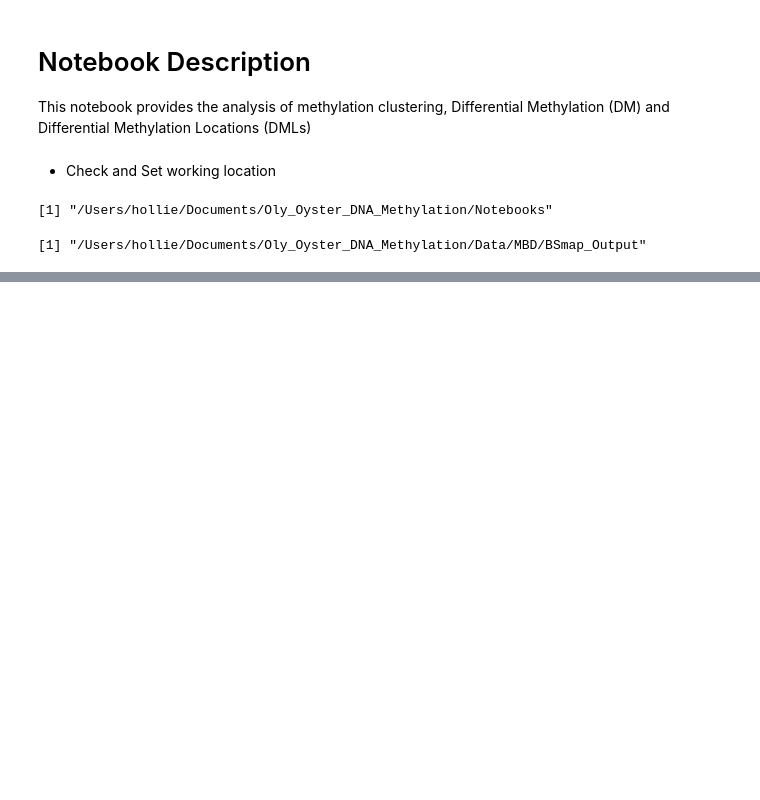
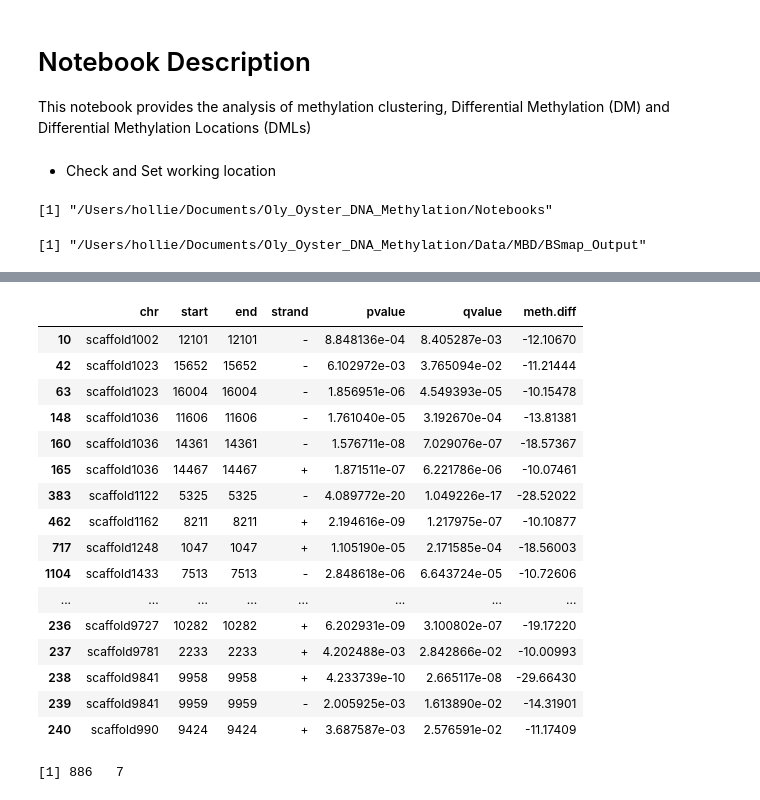
Before and after one commit to hputnam/Oly_Oyster_DNA_Methylation, a Jupyter notebook: Notebooks/3_Clustering_Differential_Methylation_R.ipynb, the cells around one changed output, grey strips where cells are left out. Saved outputs shown, nothing was run; the diff lists cells and outputs as text; code cells hidden in the pictures; blank space fills up the shorter version.

```diff
--- a/Notebooks/3_Clustering_Differential_Methylation_R.ipynb
+++ b/Notebooks/3_Clustering_Differential_Methylation_R.ipynb
@@ -119,0 +359,20 @@ PCA<-PCASamples(meth, scale=T, center=T, screeplot=T)
+# %%
+pop.DML.filt_hypo
+# %% [output]
+|  | chr | start | end | strand | pvalue | qvalue | meth.diff |
+| 10 | scaffold1002 | 12101 | 12101 | - | 8.848136e-04 | 8.405287e-03 | -12.10670 |
+| 42 | scaffold1023 | 15652 | 15652 | - | 6.102972e-03 | 3.765094e-02 | -11.21444 |
+| 63 | scaffold1023 | 16004 | 16004 | - | 1.856951e-06 | 4.549393e-05 | -10.15478 |
+| 148 | scaffold1036 | 11606 | 11606 | - | 1.761040e-05 | 3.192670e-04 | -13.81381 |
+| 160 | scaffold1036 | 14361 | 14361 | - | 1.576711e-08 | 7.029076e-07 | -18.57367 |
+| 165 | scaffold1036 | 14467 | 14467 | + | 1.871511e-07 | 6.221786e-06 | -10.07461 |
+| 383 | scaffold1122 | 5325 | 5325 | - | 4.089772e-20 | 1.049226e-17 | -28.52022 |
+| 462 | scaffold1162 | 8211 | 8211 | + | 2.194616e-09 | 1.217975e-07 | -10.10877 |
+| 717 | scaffold1248 | 1047 | 1047 | + | 1.105190e-05 | 2.171585e-04 | -18.56003 |
+| 1104 | scaffold1433 | 7513 | 7513 | - | 2.848618e-06 | 6.643724e-05 | -10.72606 |
+| ... | ... | ... | ... | ... | ... | ... | ... |
+| 236 | scaffold9727 | 10282 | 10282 | + | 6.202931e-09 | 3.100802e-07 | -19.17220 |
+| 237 | scaffold9781 | 2233 | 2233 | + | 4.202488e-03 | 2.842866e-02 | -10.00993 |
+| 238 | scaffold9841 | 9958 | 9958 | + | 4.233739e-10 | 2.665117e-08 | -29.66430 |
+| 239 | scaffold9841 | 9959 | 9959 | - | 2.005925e-03 | 1.613890e-02 | -14.31901 |
+| 240 | scaffold990 | 9424 | 9424 | + | 3.687587e-03 | 2.576591e-02 | -11.17409 |
@@ -119,0 +381,4 @@ PCA<-PCASamples(meth, scale=T, center=T, screeplot=T)
+# %%
+dim(pop.DML.filt)
+# %% [output]
+[1] 886   7
```
Also changed, not shown: parts of 61 cells of this notebook, 21 other files.
